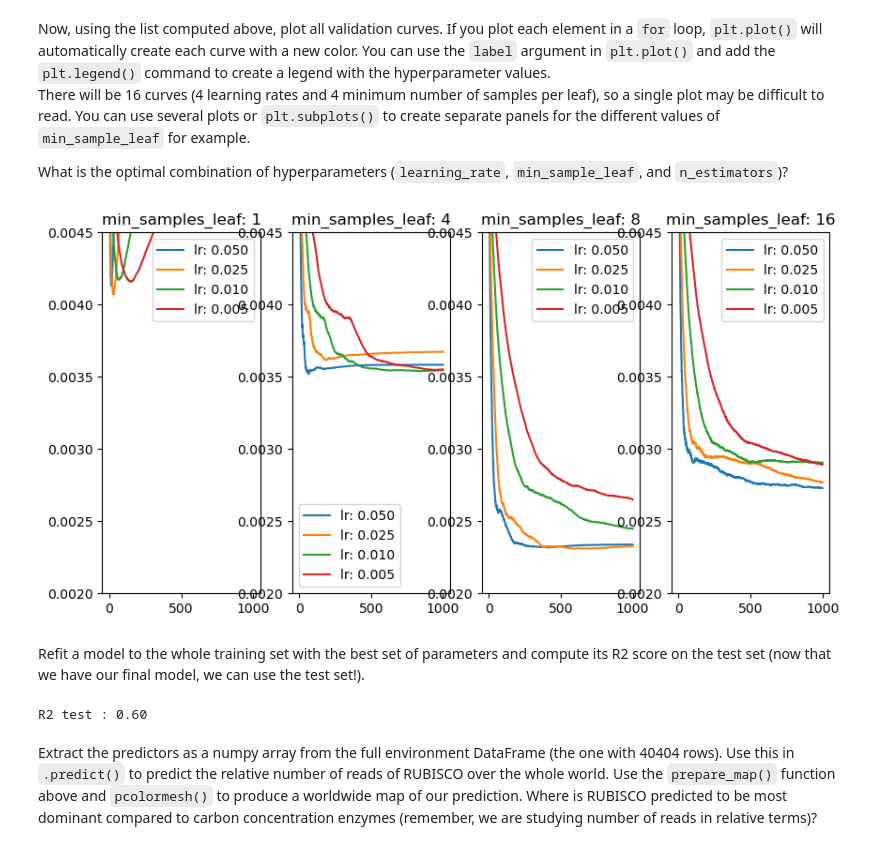
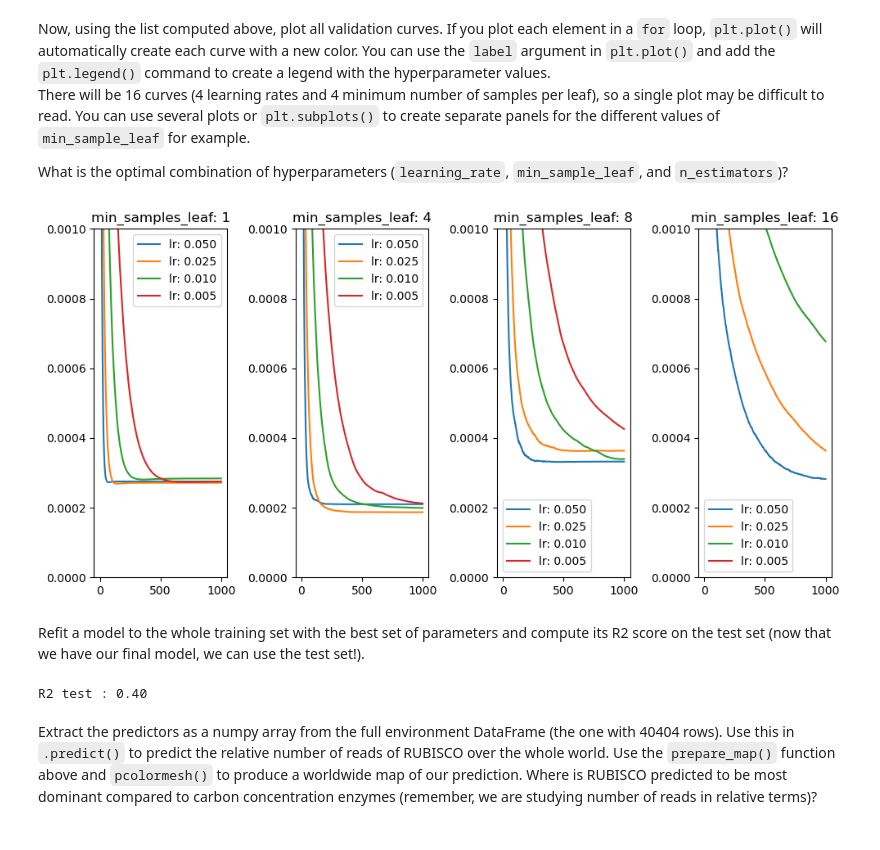
Before and after one commit to jiho/ML4Oceans2022, a Jupyter notebook: Day_2-Plankton_genomics/TD2_Genomics.ipynb, the cells around one changed output. Drawn from its saved outputs; the diff is of its cells as text; code cells hidden in the pictures.

Commit message:
Fix mistakes about cross validation on test set
And others

```diff
--- a/Day_2-Plankton_genomics/TD2_Genomics.ipynb
+++ b/Day_2-Plankton_genomics/TD2_Genomics.ipynb
@@ -501,8 +507,8 @@ for train,val in cv.split(X_train, y_train):
     GBR_model = GradientBoostingRegressor(**params)
     GBR_model.fit(X_train[train], y_train[train])
     # compute the validation curve for this split
-    for i,y_test_pred in enumerate(GBR_model.staged_predict(X_test)):
-        val_loss[i,k] = GBR_model._loss(y_test, y_test_pred)
+    for i,y_test_pred in enumerate(GBR_model.staged_predict(X_train[val])):
+        val_loss[i,k] = GBR_model._loss(y_train[val], y_test_pred)
     # increase the split counter
     k += 1
 
@@ -586,8 +592,8 @@ for params in ParameterGrid(grid):
         # for each split, fit the model and compute the validation curve
         GBR_model = GradientBoostingRegressor(**params)
         GBR_model.fit(X_train[train], y_train[train])
-        for i,y_pred in enumerate(GBR_model.staged_predict(X_test)):
-            val_loss[i,k] = GBR_model._loss(y_test, y_pred)
+        for i,y_pred in enumerate(GBR_model.staged_predict(X_train[val])):
+            val_loss[i,k] = GBR_model._loss(y_train[val], y_pred)
         # move on to the next split
         k += 1
 
@@ -621,53 +627,54 @@ What is the optimal combination of hyperparameters (`learning_rate`, `min_sample
 n_trees = np.arange(1, grid['n_estimators'][0]+1)
 
 # define subplots for each value of min_samples_leaf
 fig,axs = plt.subplots(1, len(grid['min_samples_leaf']))
 
 # initialise the subplot coutner
 s = 0
 
 # for each value of min_samples_leaf
 for min_samples_leaf in grid['min_samples_leaf']:
     # extract the elements for this value of min_samples_leaf
     res_subset = [r for r in res if (r['min_samples_leaf'] == min_samples_leaf)]
 
     # plot each validation curve
     for i in range(len(res_subset)):
         axs[s].plot(n_trees, np.mean(res_subset[i]['val_loss'], axis=1),
             # label it with the value of the learning rate
             label=f"lr: {res_subset[i]['learning_rate']:.3f}")
         axs[s].legend()
         # label the whole subplot with the value of min_samples_leaf
         axs[s].set_title(f"min_samples_leaf: {min_samples_leaf}")
         # zoom in
-        axs[s].set_ylim([0.002, 0.0045])
+        axs[s].set_ylim([0.000, 0.001])
     s += 1
 
+plt.tight_layout()
 plt.show()
 # -> A good combination would be
-#    learning_rate = 0.05
-#    min_sample_leaf = 8
+#    learning_rate = 0.025
+#    min_sample_leaf = 4
 #    n_estimators ~ 500
 # This situation is particularly good because the validation curve is ~ flat so
 # the risk for overfitting is limited.
 # %% [output]
-[figure, old version]
+[figure, new version]
 # %% [markdown]
 Refit a model to the whole training set with the best set of parameters and compute its R2 score on the test set (now that we have our final model, we can use the test set!).
 # %%
 ## ANSWER
 params = {
-    'learning_rate': 0.05,
+    'learning_rate': 0.025,
     'n_estimators': 500,
     'max_depth': 1000,
-    'min_samples_leaf': 8
+    'min_samples_leaf': 4
 }
 GBR_model = GradientBoostingRegressor(**params)
 GBR_model.fit(X=X_train, y=y_train)
 y_test_pred = GBR_model.predict(X_test)
 print(f"R2 test : {metrics.r2_score(y_test, y_test_pred):.2f}")
 # %% [output]
-R2 test : 0.60
+R2 test : 0.40
 # %% [markdown]
 Extract the predictors as a numpy array from the full environment DataFrame (the one with 40404 rows). Use this in `.predict()` to predict the relative number of reads of RUBISCO over the whole world. Use the `prepare_map()` function above and `pcolormesh()` to produce a worldwide map of our prediction. Where is RUBISCO predicted to be most dominant compared to carbon concentration enzymes (remember, we are studying number of reads in relative terms)?
 # %%
```
Also changed, not shown: parts of 20 cells of this notebook, 1 other file.
